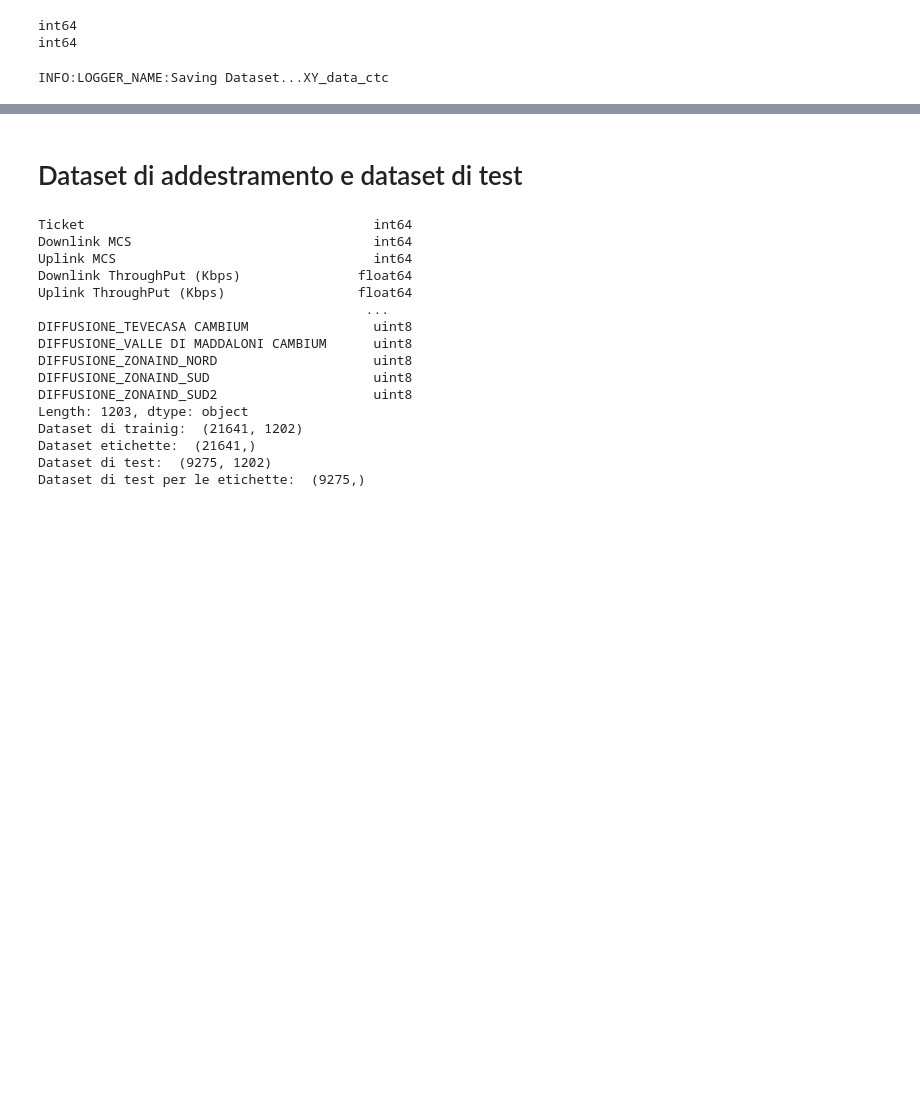
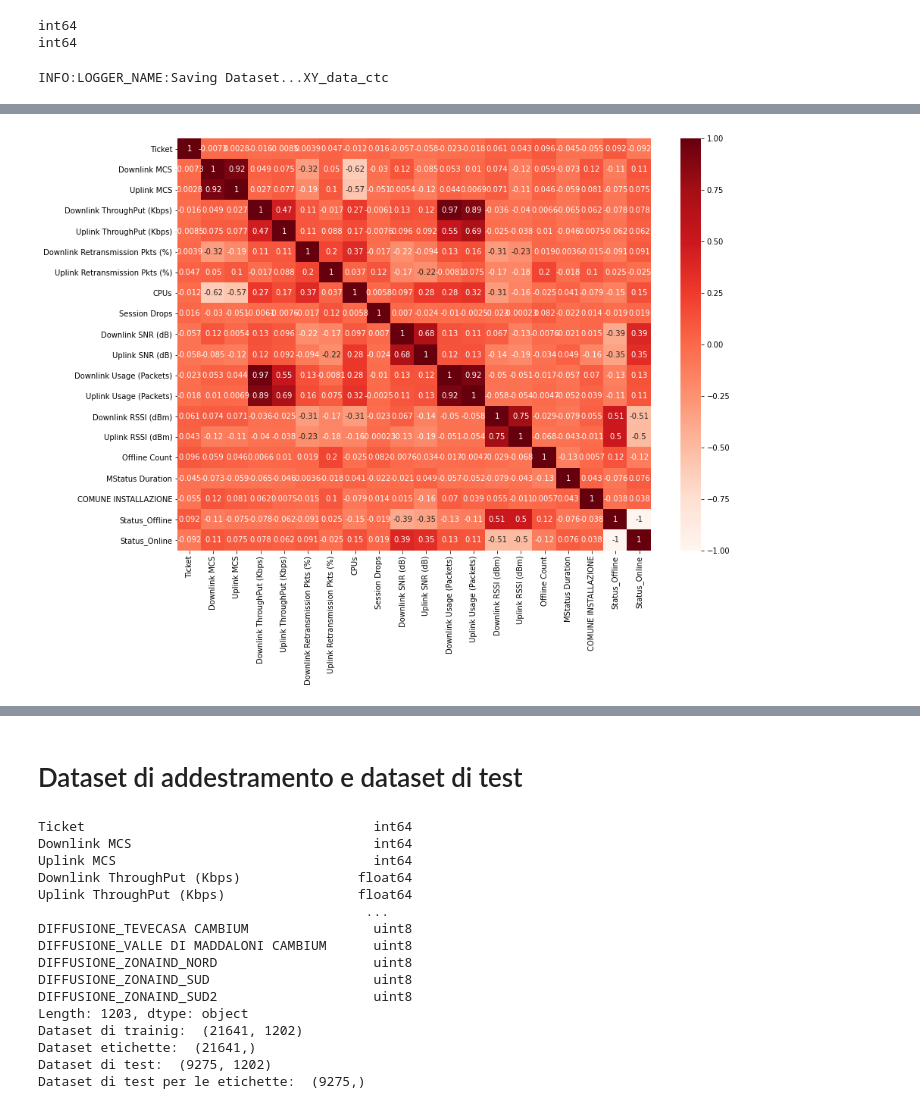
Before and after one commit to Gameng-Engineering-srlu/Cambium-Anomaly-Classificator, a Jupyter notebook: CambiumAnomalyClassificator.ipynb, the cells around one changed output, grey strips where cells are left out. Saved outputs shown, nothing was run; the diff lists cells and outputs as text; code cells hidden in the pictures; blank space fills up the shorter version.

```diff
--- a/CambiumAnomalyClassificator.ipynb
+++ b/CambiumAnomalyClassificator.ipynb
@@ -922,0 +956,9 @@ INFO:LOGGER_NAME:Saving Dataset...XY_data_ctc
+# %%
+import seaborn as sns
+cor = XY_data_ctc.corr(method='pearson')
+plt.figure(figsize = (14,10))
+sns.heatmap (cor, annot = True, cmap = plt.cm.Reds)
+
+plt.show ()
+# %% [output]
+[figure, added]
```
Also changed, not shown: parts of 17 cells of this notebook.
